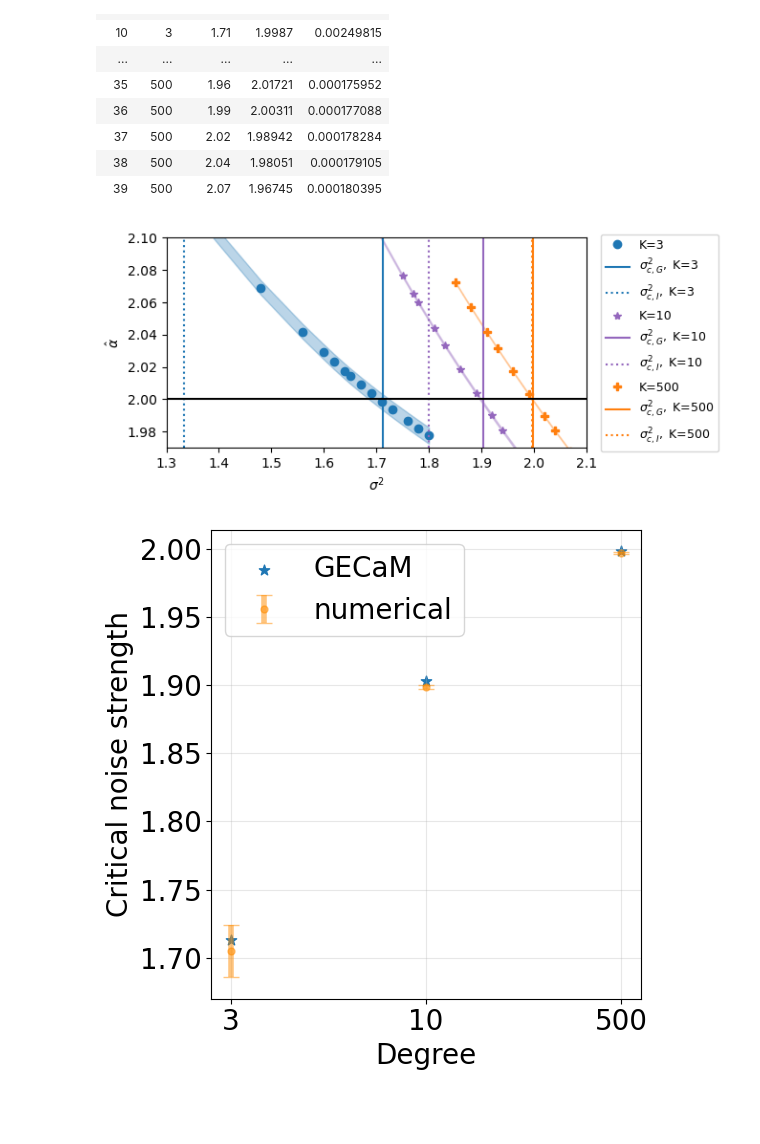
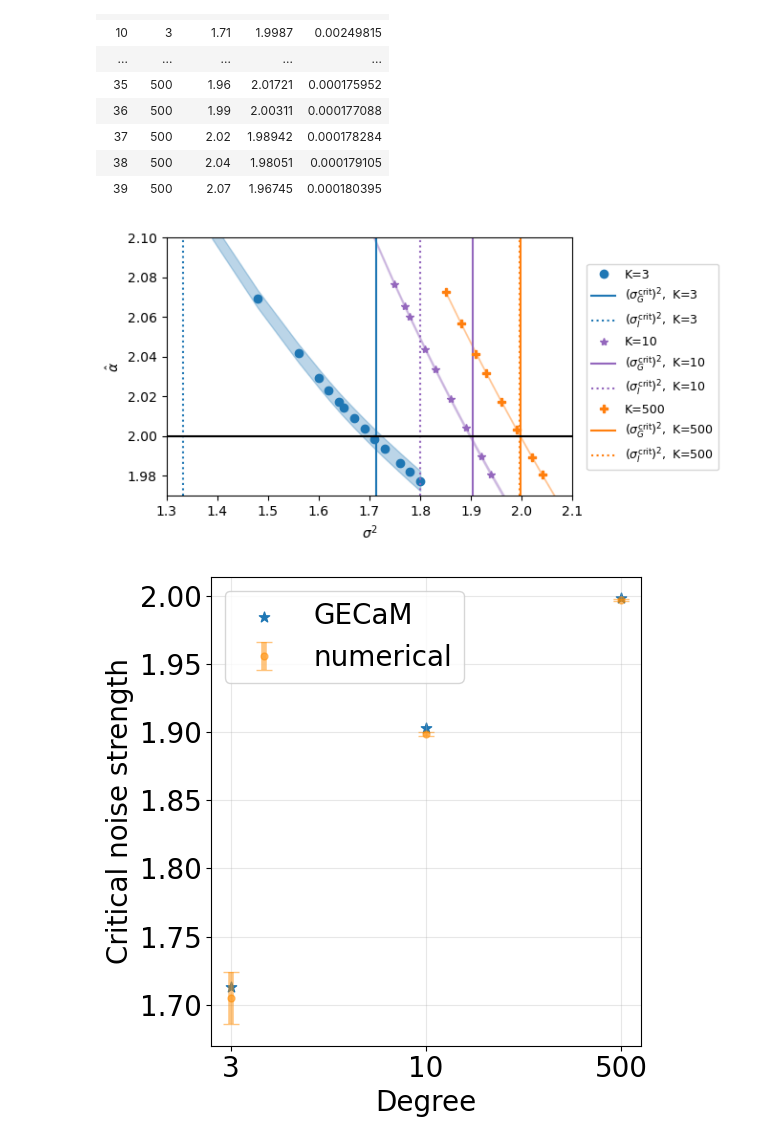
Before and after one commit to Mattiatarabolo/GaussianExpansionCavityMethod.jl, a Jupyter notebook: examples/BouchaudMezard/Fit.ipynb, the cells around one changed output. Saved outputs shown, nothing was run; the diff lists cells and outputs as text; code cells hidden in the pictures; blank space fills up the shorter version.

```diff
--- a/examples/BouchaudMezard/Fit.ipynb
+++ b/examples/BouchaudMezard/Fit.ipynb
@@ -174,42 +177,43 @@ NV = 5000 # number of graph vertices
 J = 1.0
 Ks = [3, 10, 500]
 
-fig, ax = plt.subplots(1,1, layout="tight", figsize=(6.7,3))  #(15,5)  (6.7,3)
+fig, ax = plt.subplots(1,1, layout="tight", figsize=(6.7,3.5))  #(15,5)  (6.7,3)
+
 rcParams = PyDict(plt.matplotlib["rcParams"])
 rcParams["font.size"] = 9  #9 18
 
 markers=["o", "*", "P"]
 lines=["solid", "dotted", "dashed"]
 colors=["tab:blue", "tab:purple", "tab:orange"]
 
 for (Ki, K) in enumerate(Ks)
     # Plot data points with error bars and labels
     #ax.scatter(df[df.K .== K, :sigma2], df[df.K .== K, :alpha], label="K=$(K)", marker=markers[Ki], color=colors[Ki])
     ax.plot(df[df.K .== K, :sigma2], df[df.K .== K, :alpha], marker=markers[Ki], linestyle="", color=colors[Ki], label="K=$(K)")
     ax.fill_between(df[df.K .== K, :sigma2], df[df.K .== K, :alpha] .- df[df.K .== K, :err].*1.96, df[df.K .== K, :alpha] .+ df[df.K .== K, :err].*1.96, alpha=0.3, color=colors[Ki])
 
     # Plot vertical lines for sigma^2_c values
-    ax.axvline(x=σ²_cs_GECaM[Ki], color=colors[Ki], label=L"\sigma^2_{c, G},"*" K=$(K)", linestyle="solid")
-    ax.axvline(x=σ²_cs_I[Ki], color=colors[Ki], label=L"\sigma^2_{c, I},"*" K=$(K)", linestyle="dotted")
+    ax.axvline(x=σ²_cs_GECaM[Ki], color=colors[Ki], label=L"(\sigma^{\rm crit}_{G})^2,"*" K=$(K)", linestyle="solid")
+    ax.axvline(x=σ²_cs_I[Ki], color=colors[Ki], label=L"(\sigma^{\rm crit}_{I})^2,"*" K=$(K)", linestyle="dotted")
 end
 
 # Plot horizontal line at y=2.0
 ax.axhline(y=2.0, color="black", linestyle="-")
 
 # Set labels and limits
 ax.set_xlabel(L"\sigma^2")#, fontsize=15)
 ax.set_ylabel(L"\hat{\alpha}")#, fontsize=15)
 ax.set_xlim(1.3, 2.1)
 ax.set_ylim(1.97, 2.1)
 
 # Add legend
 ax.legend(loc="center left", bbox_to_anchor=(1.02, 0.5))#, fontsize=15)
 
 plt.display(fig)
 
 fig.savefig("BM_phasetransition.pdf", format="pdf")
 # %% [output]
-[figure, old version]
+[figure, new version]
 # %%
 fig, ax = plt.subplots(1,1, layout="tight", figsize=(6,6))  #(15,5)  (6.7,3)
 rcParams = PyDict(plt.matplotlib["rcParams"])
```
Also changed, not shown: parts of 1 cell of this notebook, 5 other files.
